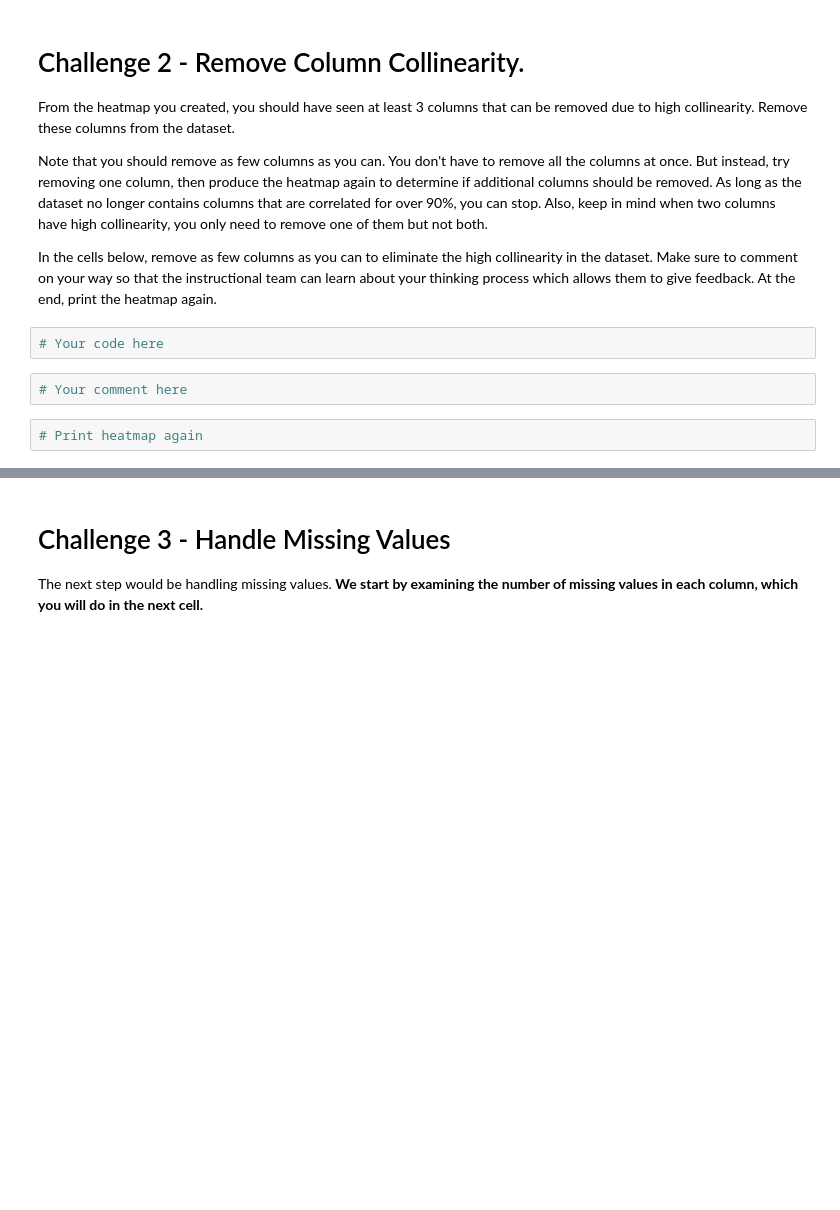
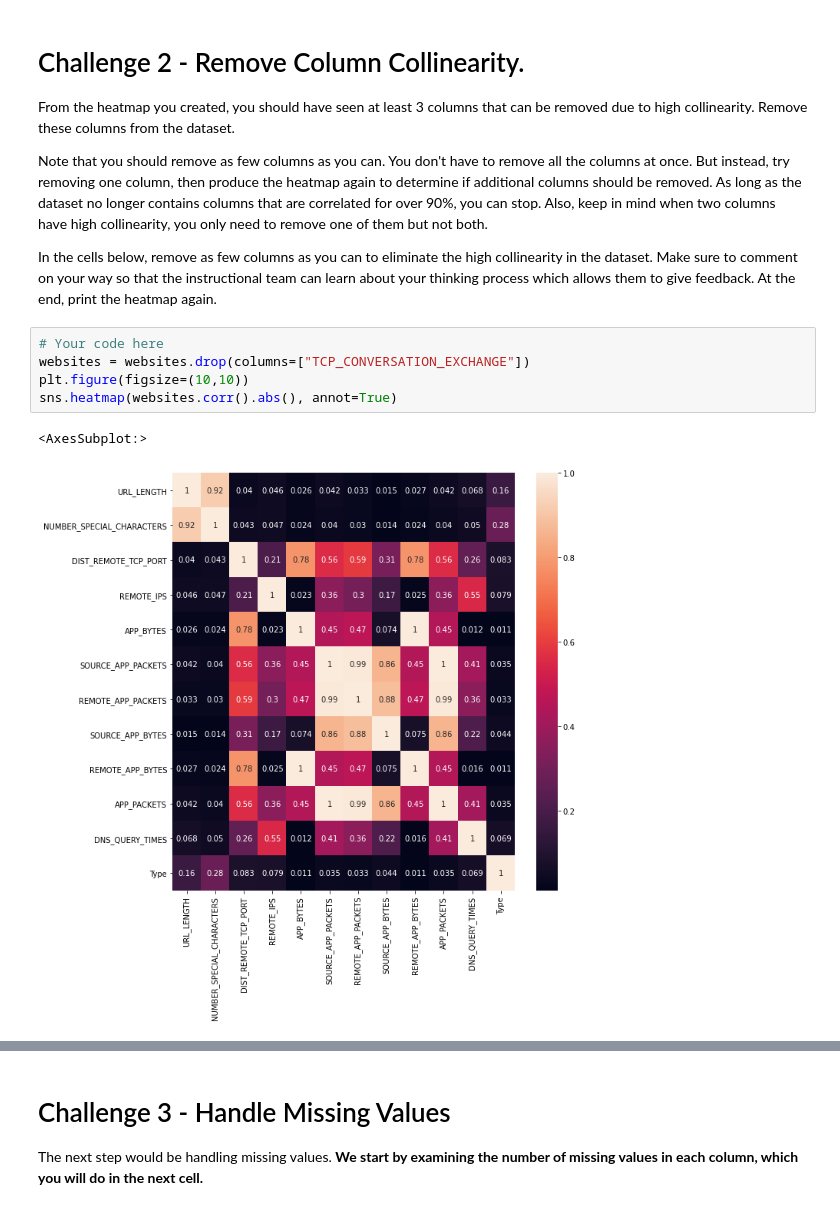
Before and after one commit to Ironhack-Data-Madrid-Marzo-2021/lab-supervised-learning, a Jupyter notebook: your-code/main.ipynb, the cells around one changed output, grey strips where cells are left out. Saved outputs shown, nothing was run; the diff lists cells and outputs as text; blank space fills up the shorter version.

```diff
--- a/your-code/main.ipynb
+++ b/your-code/main.ipynb
@@ -88,9 +160,11 @@ From the heatmap you created, you should have seen at least 3 columns that can b
 Note that you should remove as few columns as you can. You don't have to remove all the columns at once. But instead, try removing one column, then produce the heatmap again to determine if additional columns should be removed. As long as the dataset no longer contains columns that are correlated for over 90%, you can stop. Also, keep in mind when two columns have high collinearity, you only need to remove one of them but not both.
 
 In the cells below, remove as few columns as you can to eliminate the high collinearity in the dataset. Make sure to comment on your way so that the instructional team can learn about your thinking process which allows them to give feedback. At the end, print the heatmap again.
-# %%
-# Your code here
-# %%
-# Your comment here
-# %%
-# Print heatmap again
+# %%
+# Your code here
+websites = websites.drop(columns=["TCP_CONVERSATION_EXCHANGE"])
+plt.figure(figsize=(10,10))
+sns.heatmap(websites.corr().abs(), annot=True)
+# %% [output]
+<AxesSubplot:>
+[figure, added]
```
Also changed, not shown: parts of 19 cells of this notebook.
